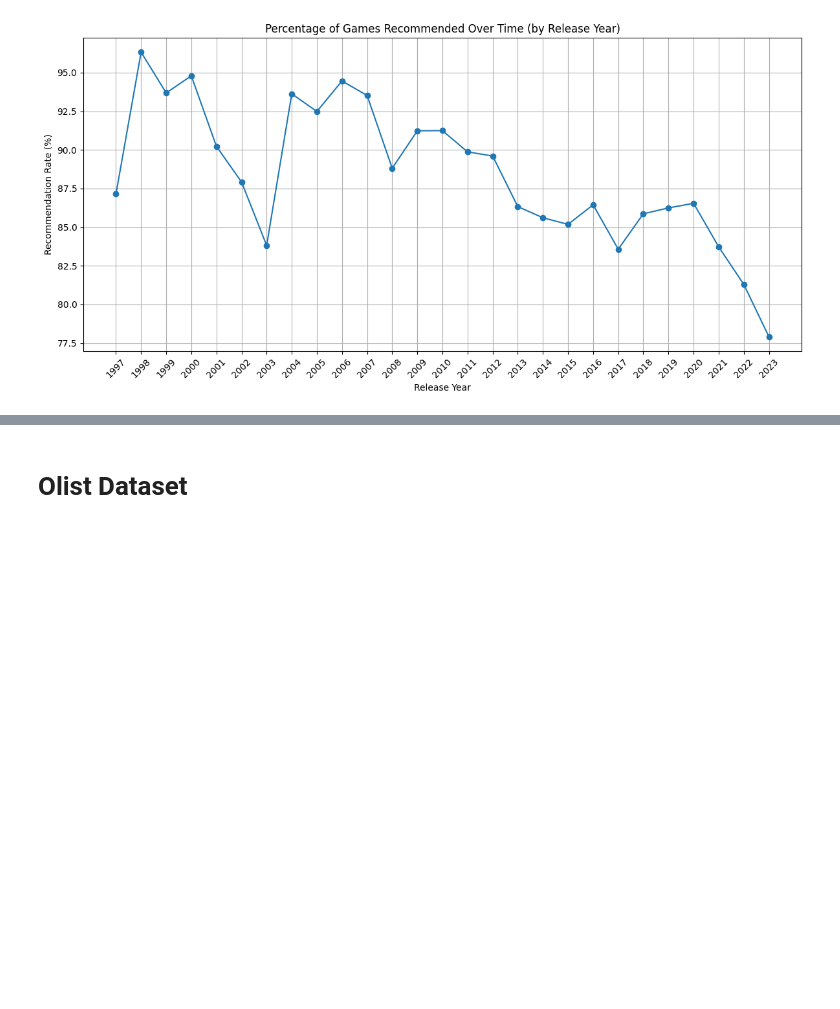
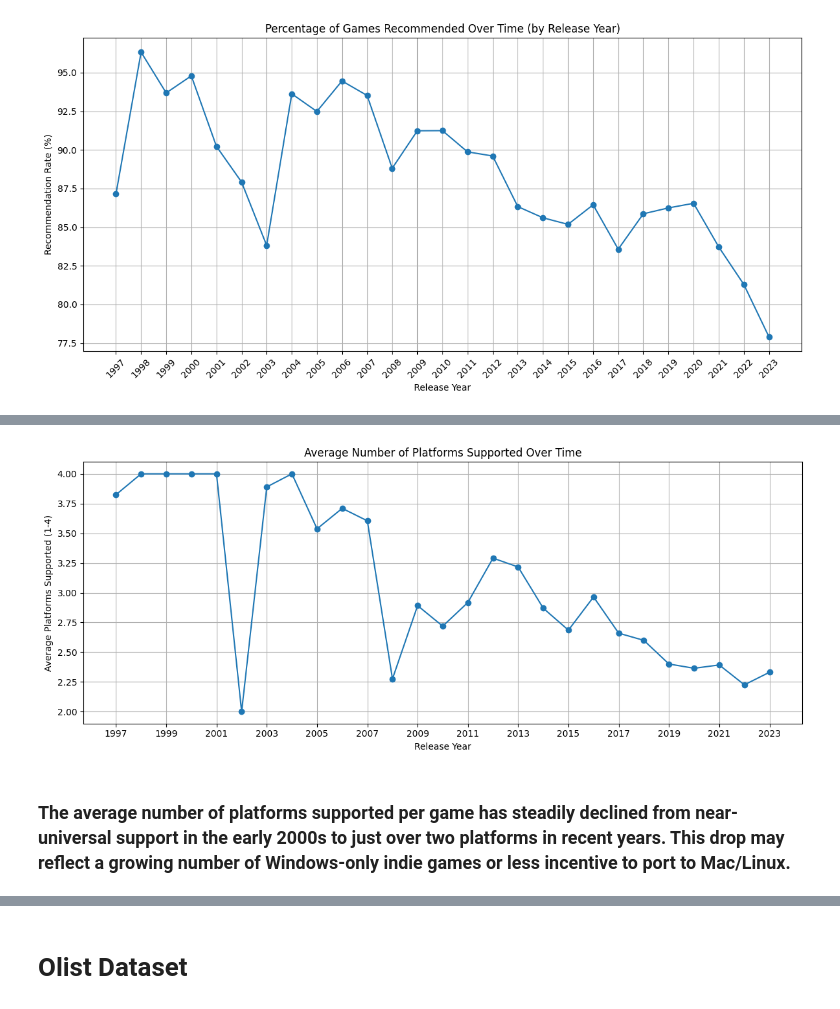
Before and after one commit to akmishra-1/Module-B-semester-2, a Jupyter notebook: OMDS-ModB2-Week6-Mishra-Amit.ipynb, the cells around one changed output, grey strips where cells are left out. Drawn from its saved outputs; the diff is of its cells as text; code cells hidden in the pictures; blank space fills up the shorter version.

```diff
--- a/OMDS-ModB2-Week6-Mishra-Amit.ipynb
+++ b/OMDS-ModB2-Week6-Mishra-Amit.ipynb
@@ -840,3 +945,34 @@ vgrecs_merged_df.head()
+# %%
+# Number of platforms supported over time (1 to 4)
+
+# Recalculate platform support count (1 to 4)
+vgrecs_merged_df['platform_count'] = (
+    vgrecs_merged_df[['win', 'mac', 'linux', 'steam_deck']]
+    .sum(axis=1)
+)
+
+# Group by release year and compute average platform count
+avg_platforms_by_year = (
+    vgrecs_merged_df.groupby('release_year')['platform_count']
+    .mean()
+    .dropna()
+)
+
+# Plotting
+plt.figure(figsize=(12, 5))
+plt.plot(avg_platforms_by_year.index, avg_platforms_by_year.values, marker='o')
+plt.title("Average Number of Platforms Supported Over Time")
+plt.xlabel("Release Year")
+plt.ylabel("Average Platforms Supported (1-4)")
+years = np.arange(1997, 2024, 2)
+plt.xticks(ticks=years)
+plt.grid(True)
+plt.tight_layout()
+plt.show()
+# %% [output]
+[figure, added]
+# %% [markdown]
+### The average number of platforms supported per game has steadily declined from near-universal support in the early 2000s to just over two platforms in recent years. This drop may reflect a growing number of Windows-only indie games or less incentive to port to Mac/Linux.
 # %% [markdown]
 # Video Game Recommendations Dataset Conclusions
 
```
Also changed, not shown: parts of 11 cells of this notebook.
